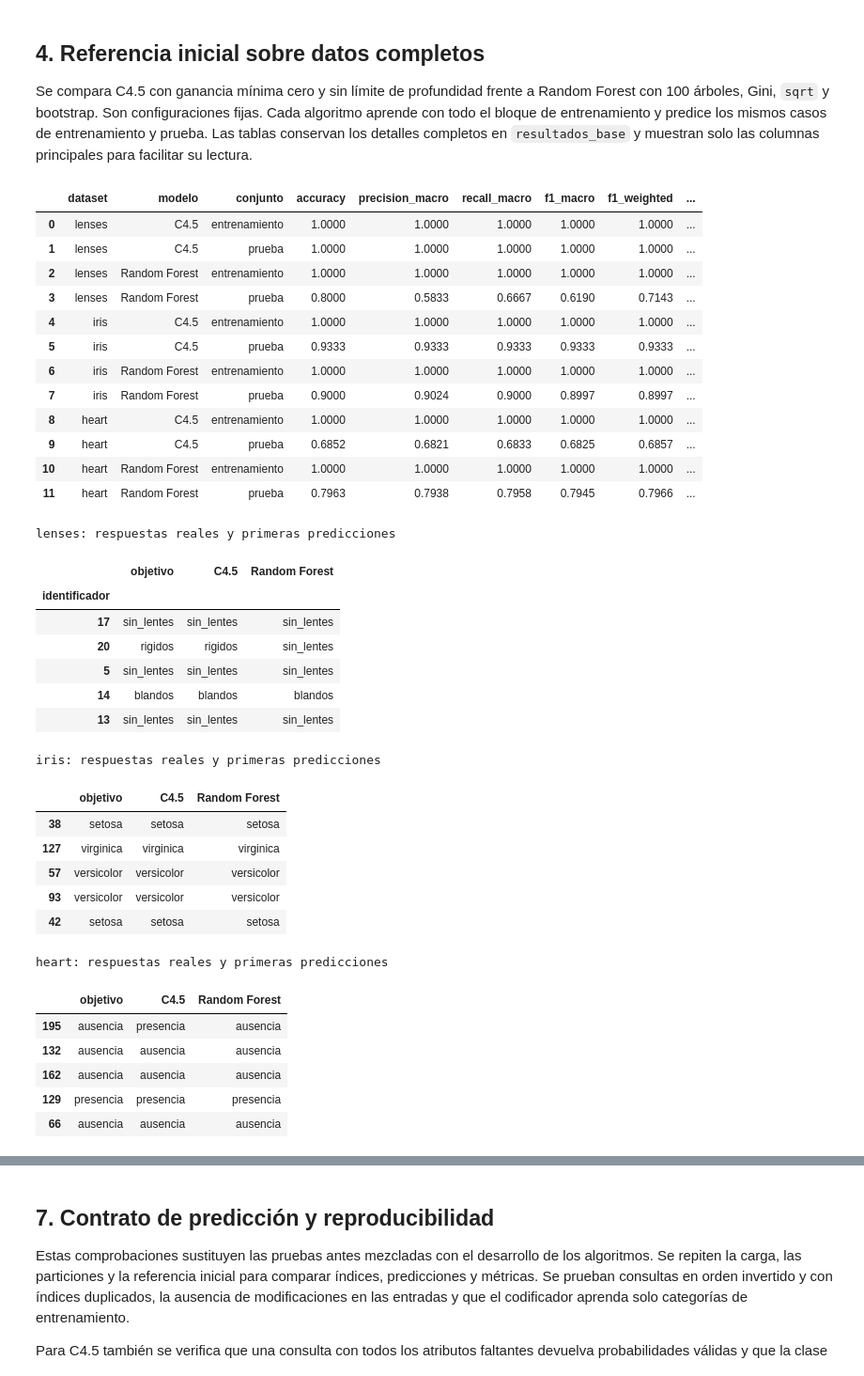
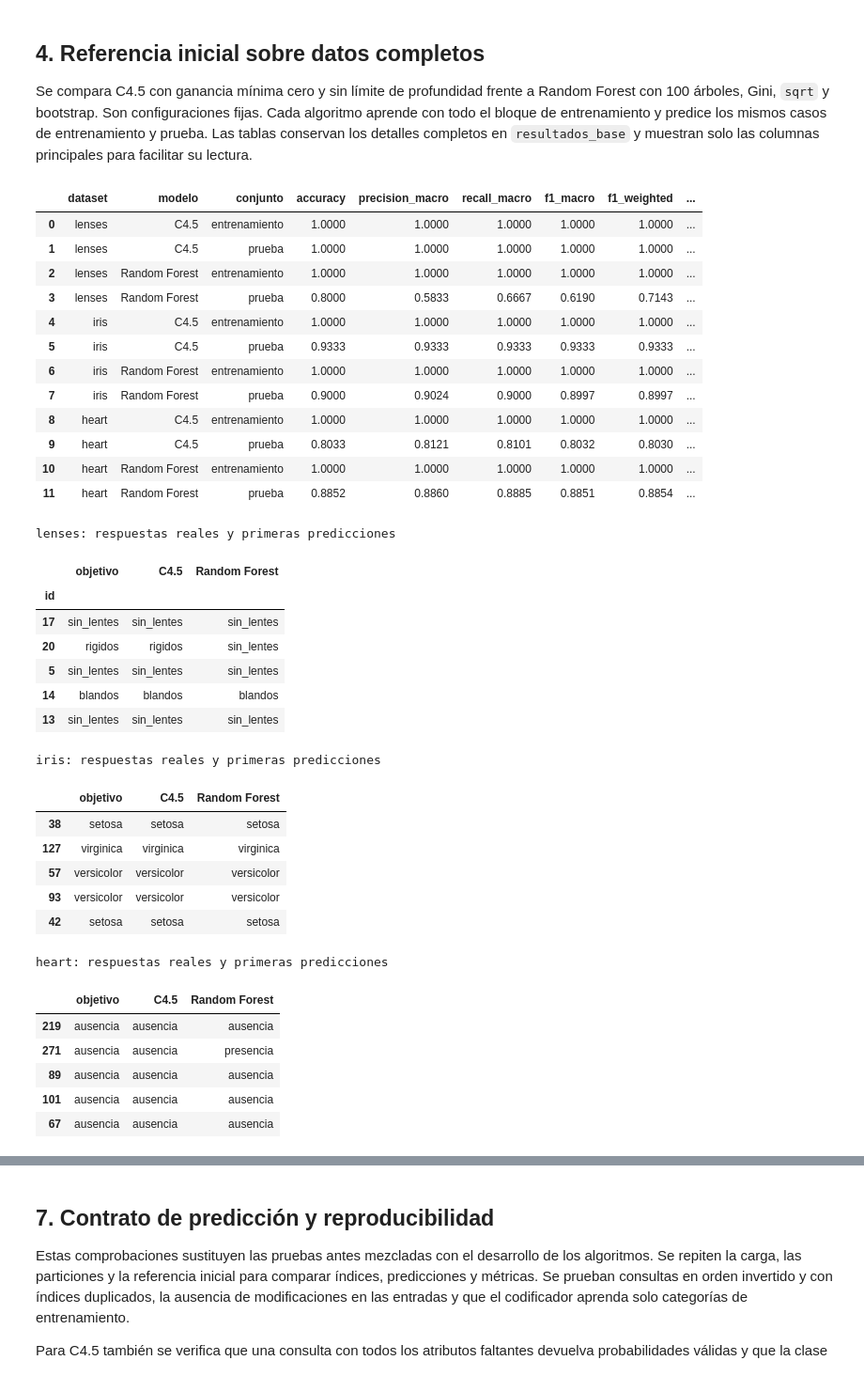
Before and after one commit to marianoInsa/Decision-Tree-vs-Random-Forest, a Jupyter notebook: notebooks/03_experimentos.ipynb, the cells around one changed output, grey strips where cells are left out. Shown at 94% size. Drawn from its saved outputs; the diff is of its cells as text; code cells hidden in the pictures.

```diff
--- a/notebooks/03_experimentos.ipynb
+++ b/notebooks/03_experimentos.ipynb
@@ -308,8 +260,11 @@ for nombre, datos in datasets.items():
     assert caracteristicas.shape == TAMANOS_ESPERADOS[nombre]
     assert objetivos.shape == (len(caracteristicas), 1)
     assert caracteristicas.index.is_unique and caracteristicas.index.equals(objetivos.index)
-    assert not caracteristicas.isna().any().any() and not objetivos.isna().any().any()
-    assert np.isfinite(caracteristicas.select_dtypes(include="number").to_numpy()).all()
+    assert not objetivos.isna().any().any()
+    assert int(caracteristicas.isna().to_numpy().sum()) == (6 if nombre == "heart" else 0)
+    numericas = caracteristicas.select_dtypes(include="number")
+    valores_numericos = numericas.to_numpy(dtype=float)
+    assert np.isfinite(valores_numericos[~np.isnan(valores_numericos)]).all()
     assert objetivos["objetivo"].value_counts().to_dict() == CLASES_ESPERADAS[nombre]
     particiones[nombre] = preparar_particiones(caracteristicas, objetivos, SEMILLA_PARTICION)
     resumen_datos.append({
@@ -595,41 +672,41 @@ def resumir_bateria_faltantes(resultados):
 Se compara C4.5 con ganancia mínima cero y sin límite de profundidad frente a Random Forest con 100 árboles, Gini, `sqrt` y bootstrap. Son configuraciones fijas. Cada algoritmo aprende con todo el bloque de entrenamiento y predice los mismos casos de entrenamiento y prueba. Las tablas conservan los detalles completos en `resultados_base` y muestran solo las columnas principales para facilitar su lectura.
 # %%
 # Ejecutar una configuración fija por modelo para cada tipo de dataset.
-GRILLAS_BASE = {"C4.5": {}, "Random Forest": {}}
+GRILLAS_BASE = {"C4.5": {}, "Random Forest": {"tratamiento_faltantes": ["imputar_frecuente"]}}
 tablas_base = []
 for nombre, datos in datasets.items():
     tablas_base.append(ejecutar_grillas(nombre, datos["tipo"],
         particiones[nombre]["referencia"], GRILLAS_BASE, fase="referencia"))
 resultados_base = pd.concat(tablas_base, ignore_index=True)
 
 # Mostrar métricas comparables y ejemplos de respuestas de ambos algoritmos.
 COLUMNAS_RESUMEN = ["dataset", "modelo", "conjunto", "accuracy", "precision_macro",
                     "recall_macro", "f1_macro", "f1_weighted",
                     "tiempo_entrenamiento_ms", "tiempo_inferencia_ms"]
 display(resultados_base[COLUMNAS_RESUMEN].round(4))
 for nombre in datasets:
     comparacion = particiones[nombre]["referencia"]["prueba"][1].copy()
     for _, registro in resultados_base.query("dataset == @nombre and conjunto == 'prueba'").iterrows():
         comparacion[registro["modelo"]] = registro["predicciones"]
     print(f"{nombre}: respuestas reales y primeras predicciones")
     display(comparacion.head())
 # %% [output]
 |  | dataset | modelo | conjunto | accuracy | precision_macro | recall_macro | f1_macro | f1_weighted | ... |
 | 0 | lenses | C4.5 | entrenamiento | 1.0000 | 1.0000 | 1.0000 | 1.0000 | 1.0000 | ... |
 | 1 | lenses | C4.5 | prueba | 1.0000 | 1.0000 | 1.0000 | 1.0000 | 1.0000 | ... |
 | 2 | lenses | Random Forest | entrenamiento | 1.0000 | 1.0000 | 1.0000 | 1.0000 | 1.0000 | ... |
 | 3 | lenses | Random Forest | prueba | 0.8000 | 0.5833 | 0.6667 | 0.6190 | 0.7143 | ... |
 | 4 | iris | C4.5 | entrenamiento | 1.0000 | 1.0000 | 1.0000 | 1.0000 | 1.0000 | ... |
 | 5 | iris | C4.5 | prueba | 0.9333 | 0.9333 | 0.9333 | 0.9333 | 0.9333 | ... |
 | 6 | iris | Random Forest | entrenamiento | 1.0000 | 1.0000 | 1.0000 | 1.0000 | 1.0000 | ... |
 | 7 | iris | Random Forest | prueba | 0.9000 | 0.9024 | 0.9000 | 0.8997 | 0.8997 | ... |
 | 8 | heart | C4.5 | entrenamiento | 1.0000 | 1.0000 | 1.0000 | 1.0000 | 1.0000 | ... |
-| 9 | heart | C4.5 | prueba | 0.6852 | 0.6821 | 0.6833 | 0.6825 | 0.6857 | ... |
+| 9 | heart | C4.5 | prueba | 0.8033 | 0.8121 | 0.8101 | 0.8032 | 0.8030 | ... |
 | 10 | heart | Random Forest | entrenamiento | 1.0000 | 1.0000 | 1.0000 | 1.0000 | 1.0000 | ... |
-| 11 | heart | Random Forest | prueba | 0.7963 | 0.7938 | 0.7958 | 0.7945 | 0.7966 | ... |
+| 11 | heart | Random Forest | prueba | 0.8852 | 0.8860 | 0.8885 | 0.8851 | 0.8854 | ... |
 lenses: respuestas reales y primeras predicciones
 |  | objetivo | C4.5 | Random Forest |
-| identificador |  |  |  |
+| id |  |  |  |
 | 17 | sin_lentes | sin_lentes | sin_lentes |
 | 20 | rigidos | rigidos | sin_lentes |
 | 5 | sin_lentes | sin_lentes | sin_lentes |
@@ -644,11 +721,11 @@ iris: respuestas reales y primeras predicciones
 | 42 | setosa | setosa | setosa |
 heart: respuestas reales y primeras predicciones
 |  | objetivo | C4.5 | Random Forest |
-| 195 | ausencia | presencia | ausencia |
-| 132 | ausencia | ausencia | ausencia |
-| 162 | ausencia | ausencia | ausencia |
-| 129 | presencia | presencia | presencia |
-| 66 | ausencia | ausencia | ausencia |
+| 219 | ausencia | ausencia | ausencia |
+| 271 | ausencia | ausencia | presencia |
+| 89 | ausencia | ausencia | ausencia |
+| 101 | ausencia | ausencia | ausencia |
+| 67 | ausencia | ausencia | ausencia |
 # %% [markdown]
 ## 5. Exploración de parámetros y evaluación final
 
```
Also changed, not shown: parts of 15 cells of this notebook, 30 other files.
